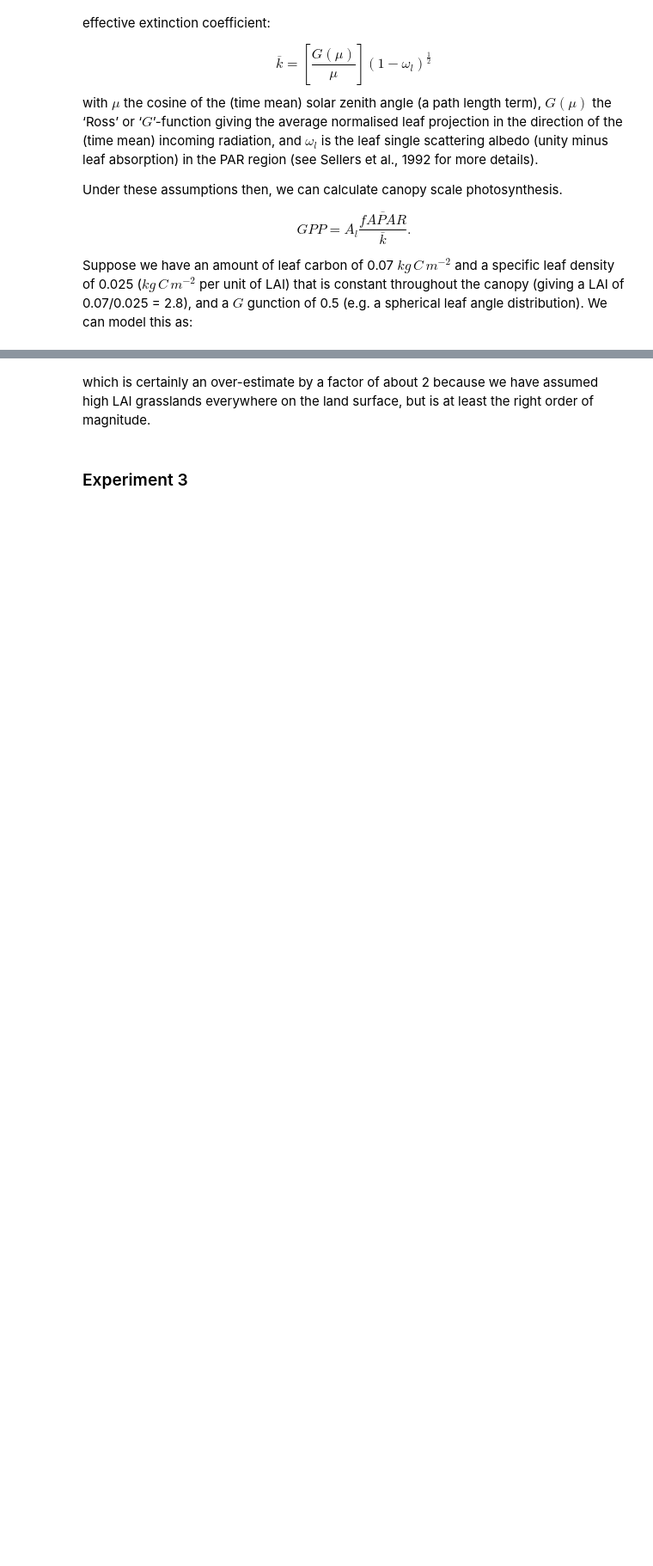
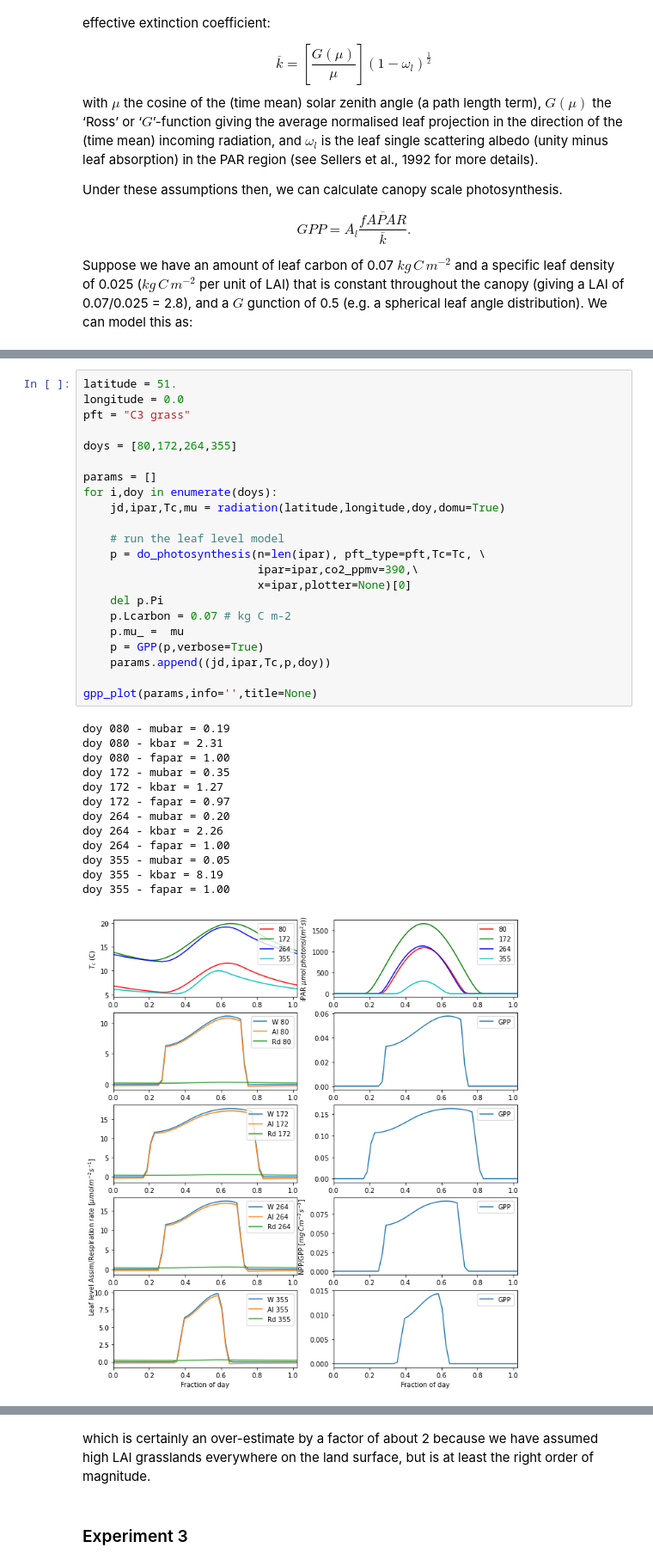
Before and after one commit to UCL-EO/geog0133-practicals, a Jupyter notebook: notebooks/04-Photosynthesis_Modelling_Practical.ipynb, the cells around one changed output, grey strips where cells are left out. Shown at 86% size. Drawn from its saved outputs; the diff is of its cells as text; blank space fills up the shorter version.

```diff
--- a/notebooks/04-Photosynthesis_Modelling_Practical.ipynb
+++ b/notebooks/04-Photosynthesis_Modelling_Practical.ipynb
@@ -1202,3 +720,39 @@ AttributeError: 'tuple' object has no attribute 'Al'
+# %%
+latitude = 51.
+longitude = 0.0
+pft = "C3 grass"
+
+doys = [80,172,264,355]
+
+params = []
+for i,doy in enumerate(doys):
+    jd,ipar,Tc,mu = radiation(latitude,longitude,doy,domu=True)
+
+    # run the leaf level model
+    p = do_photosynthesis(n=len(ipar), pft_type=pft,Tc=Tc, \
+                          ipar=ipar,co2_ppmv=390,\
+                          x=ipar,plotter=None)[0]
+    del p.Pi
+    p.Lcarbon = 0.07 # kg C m-2
+    p.mu_ =  mu
+    p = GPP(p,verbose=True)
+    params.append((jd,ipar,Tc,p,doy))
+
+gpp_plot(params,info='',title=None)
+# %% [output]
+doy 080 - mubar = 0.19
+doy 080 - kbar = 2.31
+doy 080 - fapar = 1.00
+doy 172 - mubar = 0.35
+doy 172 - kbar = 1.27
+doy 172 - fapar = 0.97
+doy 264 - mubar = 0.20
+doy 264 - kbar = 2.26
+doy 264 - fapar = 1.00
+doy 355 - mubar = 0.05
+doy 355 - kbar = 8.19
+doy 355 - fapar = 1.00
+[figure, added]
 # %% [markdown]
 The Net Ecosystem Productivity needs the plant respiration terms to be subtracted from the GPP. This is typically split into mainenance and growth respiration: $R_{pm}$ and $R_{pg}$ respectively. In Jules, $R_{pg}$ is assumed to be a fixed fraction of NPP:
 $$
```
Also changed, not shown: parts of 59 cells of this notebook, 3 other files.
